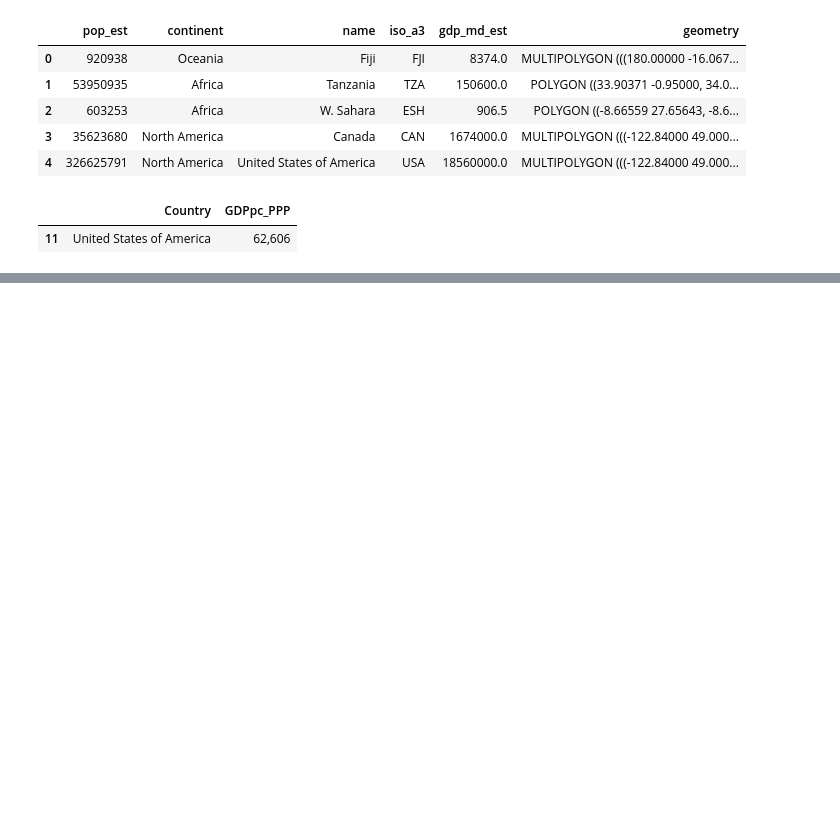
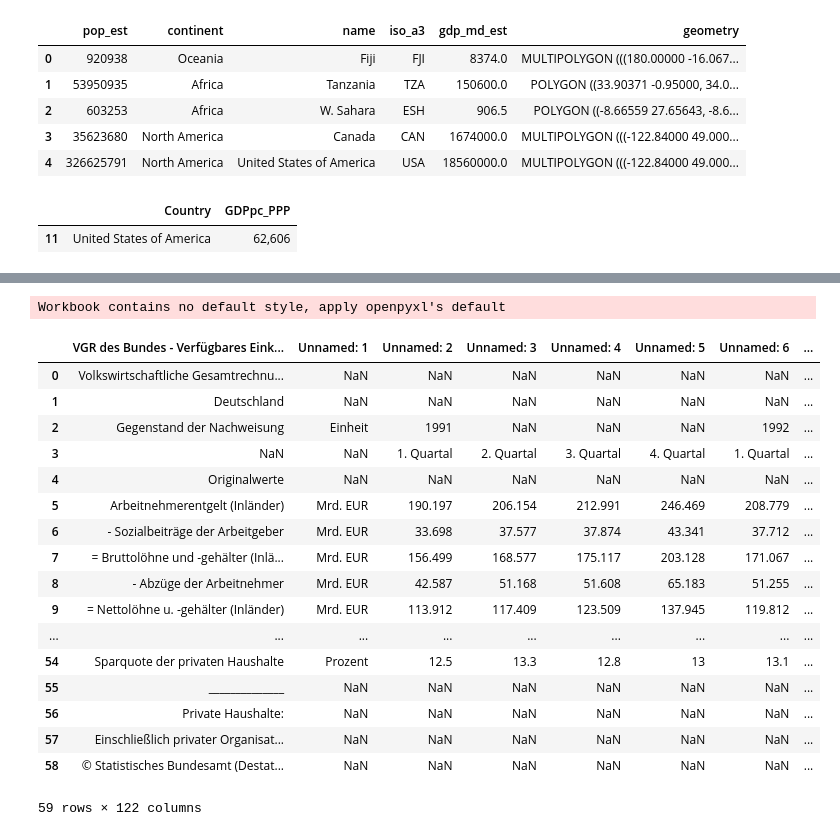
Before and after one commit to gerwolf/webscraping-workshop, a Jupyter notebook: DataFrames and APIs/DataFrames and APIs.ipynb, the cells around one changed output, grey strips where cells are left out. Cells and saved outputs as stored; diff of their text form; code cells hidden in the pictures; blank space fills up the shorter version.

Commit message:
Finished GENESIS exercise

```diff
--- a/DataFrames and APIs/DataFrames and APIs.ipynb
+++ b/DataFrames and APIs/DataFrames and APIs.ipynb
@@ -214,0 +448,36 @@ iplot(fig, filename ="geomap")
+# %%
+code = '81000-0010'
+key_1 = 'WERT04'
+val_1 = 'X13JDKSB'
+key_2 = ''
+val_2 = ''
+key_3 = ''
+val_3 = ''
+start_year = '1991'
+end_year = '2020'
+
+url = ('https://www-genesis.destatis.de/genesisWS/rest/2020/data/tablefile?username={}&password={}&name={}&area=DINSG*&compress=false&transpose=false&startyear={}&endyear={}&timeslices=&regionalvariable=&regionalkey=&classifyingvariable1={}&classifyingkey1={}&classifyingvariable2={}&classifyingkey2={}&classifyingvariable3={}&classifyingkey3={}&format=xlsx&job=false&stand=&language=de').format(genesis_config.Username, genesis_config.Password, code, start_year, end_year, key_1, val_1, key_2, val_2, key_3, val_3)
+df = pd.read_excel(url)
+# %% [output]
+Workbook contains no default style, apply openpyxl's default
+# %%
+df
+# %% [output]
+|  | VGR des Bundes - Verfügbares Eink... | Unnamed: 1 | Unnamed: 2 | Unnamed: 3 | Unnamed: 4 | Unnamed: 5 | Unnamed: 6 | ... |
+| 0 | Volkswirtschaftliche Gesamtrechnu... | NaN | NaN | NaN | NaN | NaN | NaN | ... |
+| 1 | Deutschland | NaN | NaN | NaN | NaN | NaN | NaN | ... |
+| 2 | Gegenstand der Nachweisung | Einheit | 1991 | NaN | NaN | NaN | 1992 | ... |
+| 3 | NaN | NaN | 1. Quartal | 2. Quartal | 3. Quartal | 4. Quartal | 1. Quartal | ... |
+| 4 | Originalwerte | NaN | NaN | NaN | NaN | NaN | NaN | ... |
+| 5 | Arbeitnehmerentgelt (Inländer) | Mrd. EUR | 190.197 | 206.154 | 212.991 | 246.469 | 208.779 | ... |
+| 6 | - Sozialbeiträge der Arbeitgeber | Mrd. EUR | 33.698 | 37.577 | 37.874 | 43.341 | 37.712 | ... |
+| 7 | = Bruttolöhne und -gehälter (Inlä... | Mrd. EUR | 156.499 | 168.577 | 175.117 | 203.128 | 171.067 | ... |
+| 8 | - Abzüge der Arbeitnehmer | Mrd. EUR | 42.587 | 51.168 | 51.608 | 65.183 | 51.255 | ... |
+| 9 | = Nettolöhne u. -gehälter (Inländer) | Mrd. EUR | 113.912 | 117.409 | 123.509 | 137.945 | 119.812 | ... |
+| ... | ... | ... | ... | ... | ... | ... | ... | ... |
+| 54 | Sparquote der privaten Haushalte | Prozent | 12.5 | 13.3 | 12.8 | 13 | 13.1 | ... |
+| 55 | ______________ | NaN | NaN | NaN | NaN | NaN | NaN | ... |
+| 56 | Private Haushalte: | NaN | NaN | NaN | NaN | NaN | NaN | ... |
+| 57 | Einschließlich privater Organisat... | NaN | NaN | NaN | NaN | NaN | NaN | ... |
+| 58 | © Statistisches Bundesamt (Destat... | NaN | NaN | NaN | NaN | NaN | NaN | ... |
+59 rows × 122 columns
```
Also changed, not shown: parts of 40 cells of this notebook, 3 other files.
